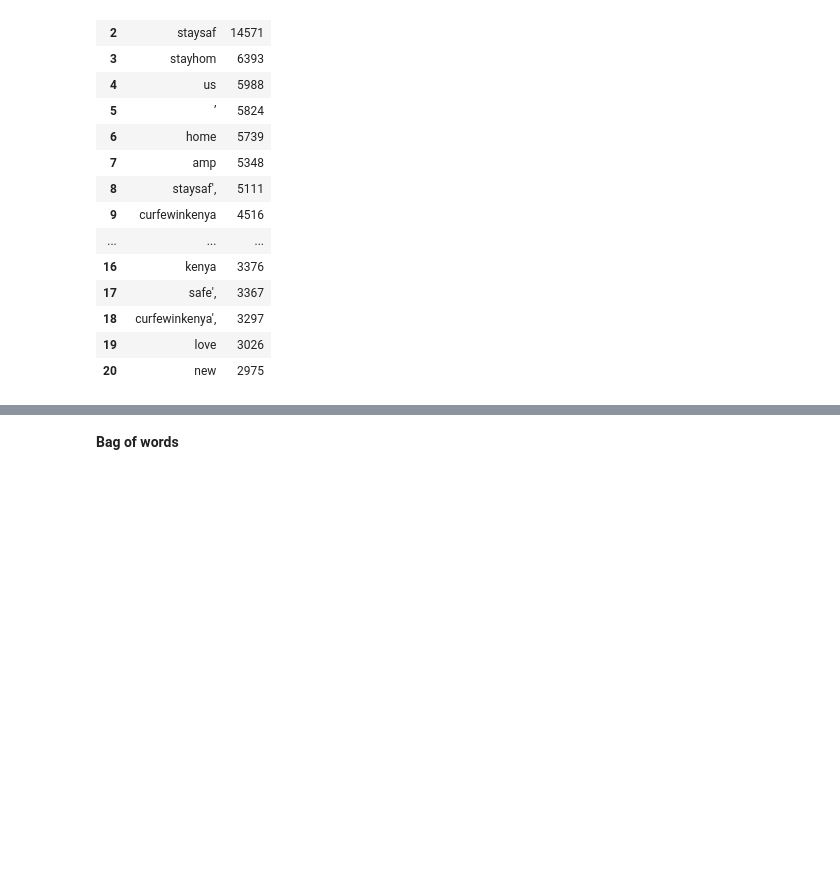
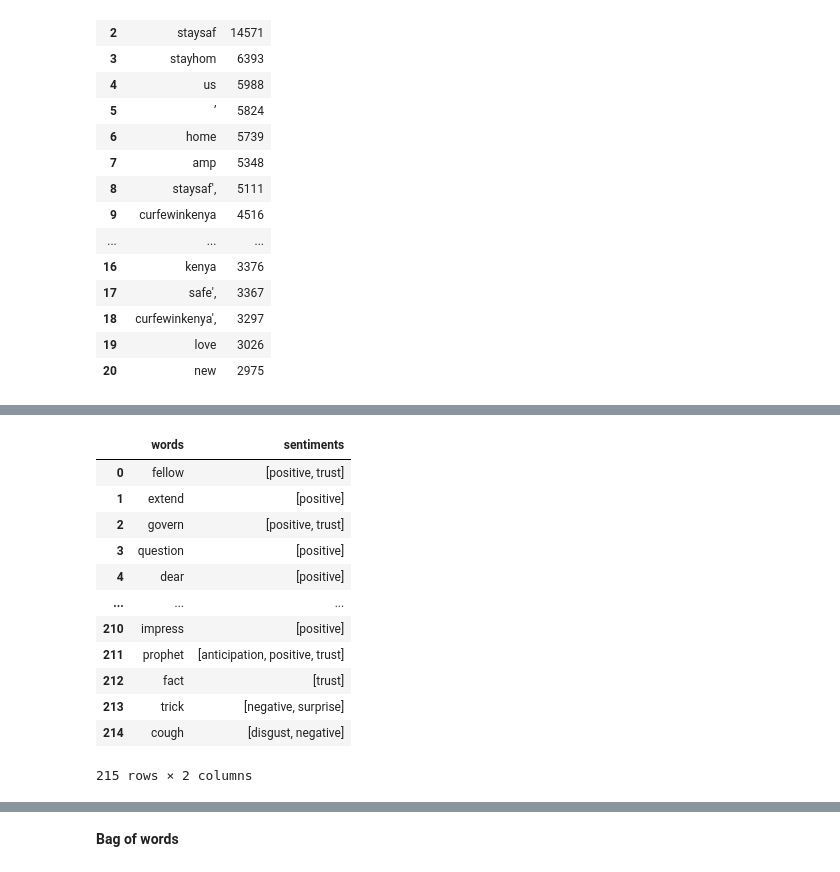
Before and after one commit to Grivine-19/Coronavirus-Sentiment-Analysis-Kenya, a Jupyter notebook: nairobi_county.ipynb, the cells around one changed output, grey strips where cells are left out. Saved outputs shown, nothing was run; the diff lists cells and outputs as text; code cells hidden in the pictures; blank space fills up the shorter version.

```diff
--- a/nairobi_county.ipynb
+++ b/nairobi_county.ipynb
@@ -578,0 +657,19 @@ temp.style.background_gradient(cmap = 'Blues')
+# %%
+#Create a dataframe with a dictionary of the sentiments
+
+sentiment_words = pd.DataFrame(list(text_object.affect_dict.items()),columns = ['words','sentiments'])
+sentiment_words
+# %% [output]
+|  | words | sentiments |
+| 0 | fellow | [positive, trust] |
+| 1 | extend | [positive] |
+| 2 | govern | [positive, trust] |
+| 3 | question | [positive] |
+| 4 | dear | [positive] |
+| ... | ... | ... |
+| 210 | impress | [positive] |
+| 211 | prophet | [anticipation, positive, trust] |
+| 212 | fact | [trust] |
+| 213 | trick | [negative, surprise] |
+| 214 | cough | [disgust, negative] |
+215 rows × 2 columns
```
Also changed, not shown: parts of 13 cells of this notebook.
